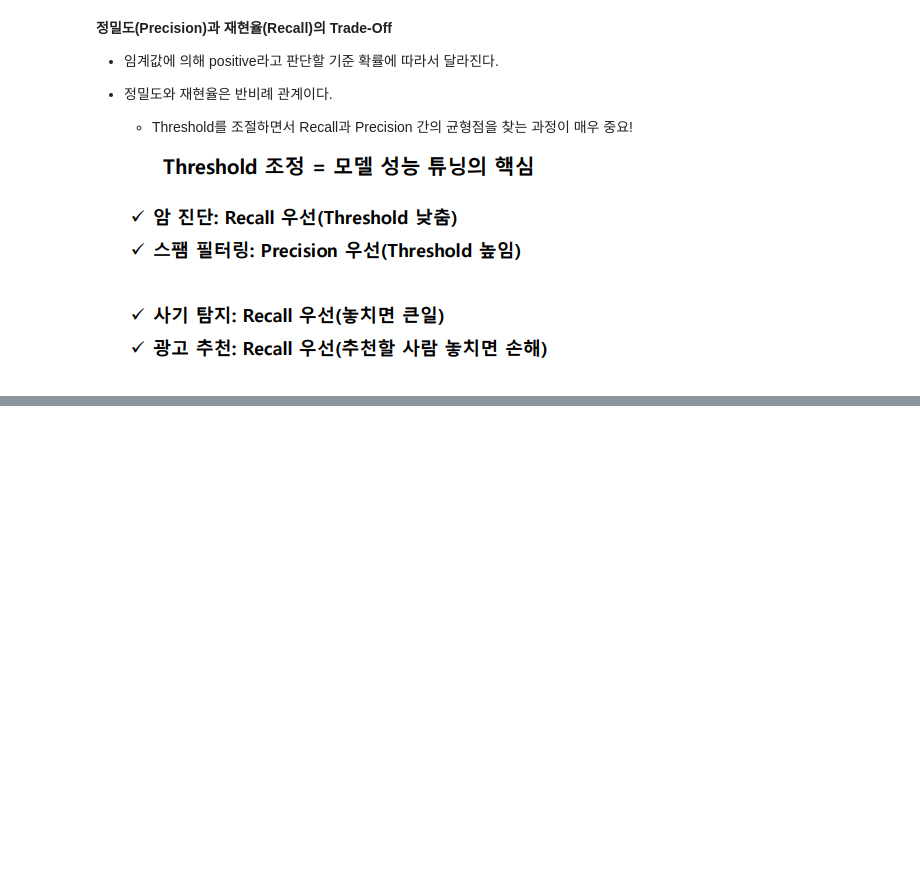
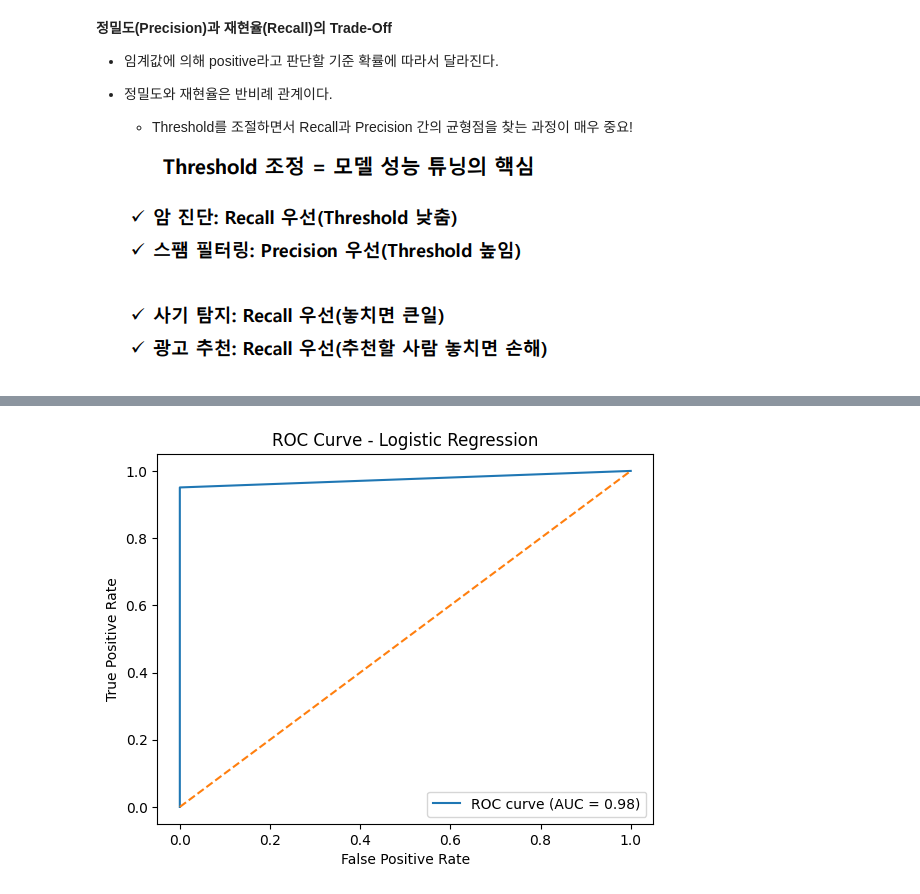
Before and after one commit to sano820/SSESAC_DE, a Jupyter notebook: 1126/[1126]모델평가1.ipynb, the cells around one changed output, grey strips where cells are left out. Cells and saved outputs as stored; diff of their text form; code cells hidden in the pictures; blank space fills up the shorter version.

```diff
--- a/1126/[1126]모델평가1.ipynb
+++ b/1126/[1126]모델평가1.ipynb
@@ -205,0 +241,77 @@ MAPE (평균 절대값 비율 오차)  : 0.0382% (비율)
+# %%
+import numpy as np
+import matplotlib.pyplot as plt
+from sklearn.datasets import make_classification
+from sklearn.model_selection import train_test_split
+from sklearn.linear_model import LogisticRegression
+from sklearn.metrics import (
+    accuracy_score,
+    precision_score,
+    recall_score,
+    f1_score,
+    roc_auc_score,
+    roc_curve,
+    confusion_matrix,
+    classification_report,
+)
+
+# 1. 예제용 이진 분류 데이터 생성
+X, y = make_classification(
+    n_samples=500,          # 샘플 수
+    n_features=5,           # 특성 수
+    n_informative=3,        # 실제로 유용한 특성 수
+    n_redundant=0,          # 중복 특성 수
+    n_clusters_per_class=1, # 클래스당 클러스터 수
+    weights=[0.6, 0.4],     # 클래스 불균형 비율 (0: 60%, 1: 40%)
+    class_sep=1.5,          # 클래스 간 분리 정도 (클수록 잘 분리 됨)
+    random_state=42
+)
+
+# 2. 훈련/테스트 데이터 분할
+X_train, X_test, y_train, y_test = train_test_split(X,y, test_size=0.3, stratify=y, random_state=42)
+
+# 3. 분류 모델 선택 및 학습 (로지스틱 회귀)
+model = LogisticRegression()
+model.fit(X_train, y_train)
+
+# 4. 예측
+y_pred = model.predict(X_test) # 클래스(0/1) 예측
+y_proba = model.predict_proba(X_test)[:,1] # 양성(1)일 확률 예측
+
+# 5. 평가 지표 계산
+
+accuracy  = accuracy_score(y_test, y_pred)
+precision = precision_score(y_test, y_pred)
+recall    = recall_score(y_test, y_pred)
+f1        = f1_score(y_test, y_pred)
+roc_auc   = roc_auc_score(y_test, y_pred)
+
+# 오차 행렬 만들기
+print('====오차행렬 만들기====')
+cm = confusion_matrix(y_test, y_pred)
+print(cm)
+
+# classification_report 출력하기
+print('\n====Classification Report====')
+print(classification_report(y_test, y_pred))
+
+print('\n====주요 평가 지표====')
+print(f"Accuracy: {accuracy:.4f}")
+print(f"Precision: {precision:.4f}")
+print(f"Recall: {recall:.4f}")
+print(f"F1-score: {f1:.4f}")
+print(f"ROC AUC: {roc_auc:.4f}")
+
+# 6. ROC Curve 시각화 (옵션)
+fpr, tpr, thresholds = roc_curve(y_test, y_pred)
+
+plt.figure()
+# X축: FPR, Y축: TPR
+plt.plot(fpr, tpr, label=f"ROC curve (AUC = {roc_auc:.2f})")
+plt.plot([0, 1], [0, 1], linestyle="--")
+plt.xlabel("False Positive Rate")
+plt.ylabel("True Positive Rate")
+plt.title("ROC Curve - Logistic Regression")
+plt.legend()
+plt.show()
+# %% [output]
@@ -205,0 +335 @@ MAPE (평균 절대값 비율 오차)  : 0.0382% (비율)
+[figure, added]
```
Also changed, not shown: parts of 4 cells of this notebook, 2 other files.
